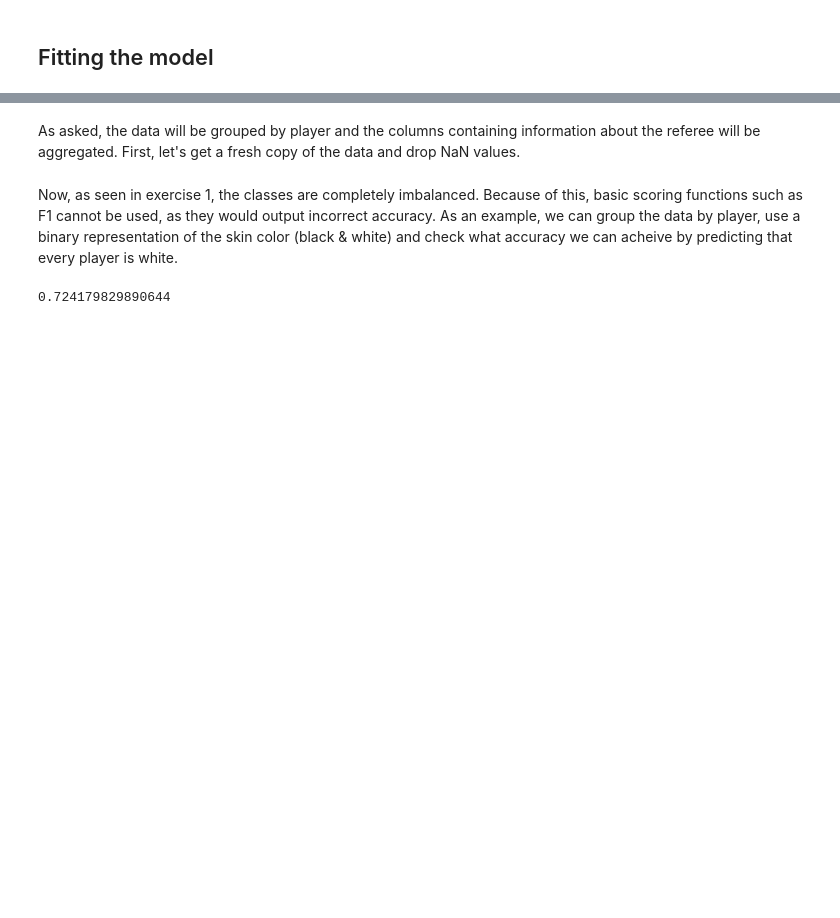
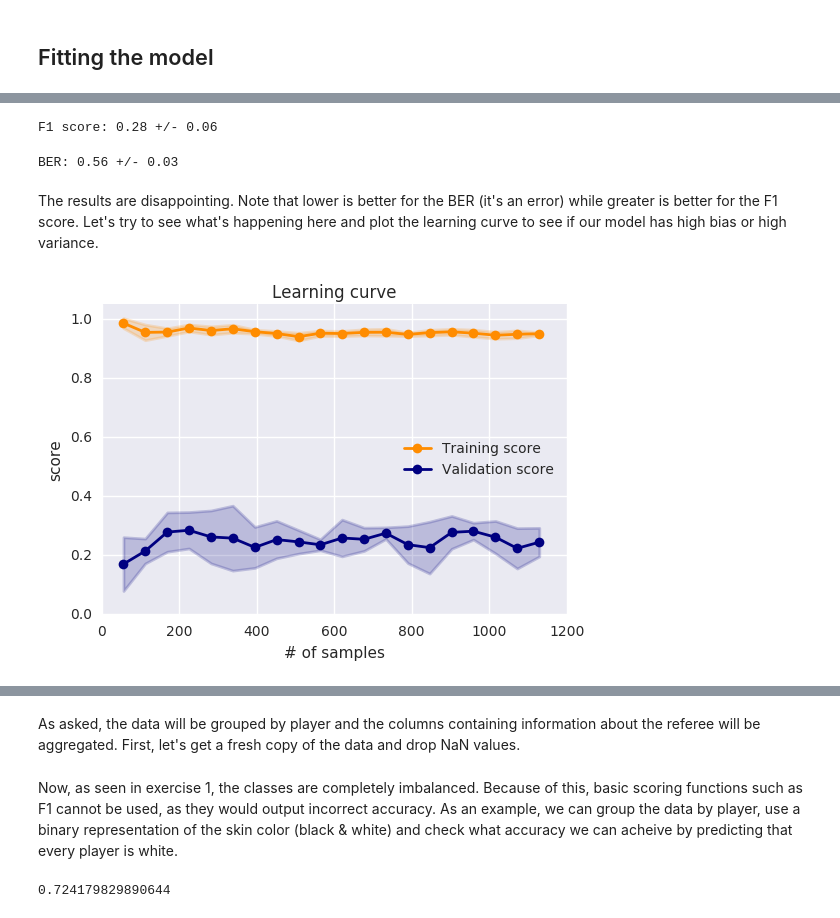
Before and after one commit to Maaarmotte/Ada2016, a Jupyter notebook: 04 - Applied ML/final.ipynb, the cells around one changed output, grey strips where cells are left out. Cells and saved outputs as stored; diff of their text form; code cells hidden in the pictures; blank space fills up the shorter version.

```diff
--- a/04 - Applied ML/final.ipynb
+++ b/04 - Applied ML/final.ipynb
@@ -275,0 +225,20 @@ _Aggregate the referee information grouping by soccer player, and use an unsuper
+# %%
+rf = RandomForestClassifier()
+scores = cross_val_score(rf, X, y, cv=10, scoring='f1')
+print('F1 score: {:.2f} +/- {:.2f}'.format(np.mean(scores), np.std(scores)))
+# %% [output]
+F1 score: 0.28 +/- 0.06
+# %%
+from utils import ber
+ber_scorer = make_scorer(ber, greater_is_better=False, classes=[0,1])
+scores = cross_val_score(rf, X, y, cv=10, scoring=ber_scorer)
+print('BER: {:.2f} +/- {:.2f}'.format(-np.mean(scores), np.std(scores)))
+# %% [output]
+BER: 0.56 +/- 0.03
+# %% [markdown]
+The results are disappointing. Note that lower is better for the BER (it's an error) while greater is better for the F1 score. Let's try to see what's happening here and plot the learning curve to see if our model has high bias or high variance.
+# %%
+from utils import plot_learning_curve
+plot_learning_curve(rf, X, y, np.linspace(.05, 1.0, 20), scorer='f1', legend_loc='center right')
+# %% [output]
+[figure, added]
```
Also changed, not shown: parts of 64 cells of this notebook, 1 other file.
